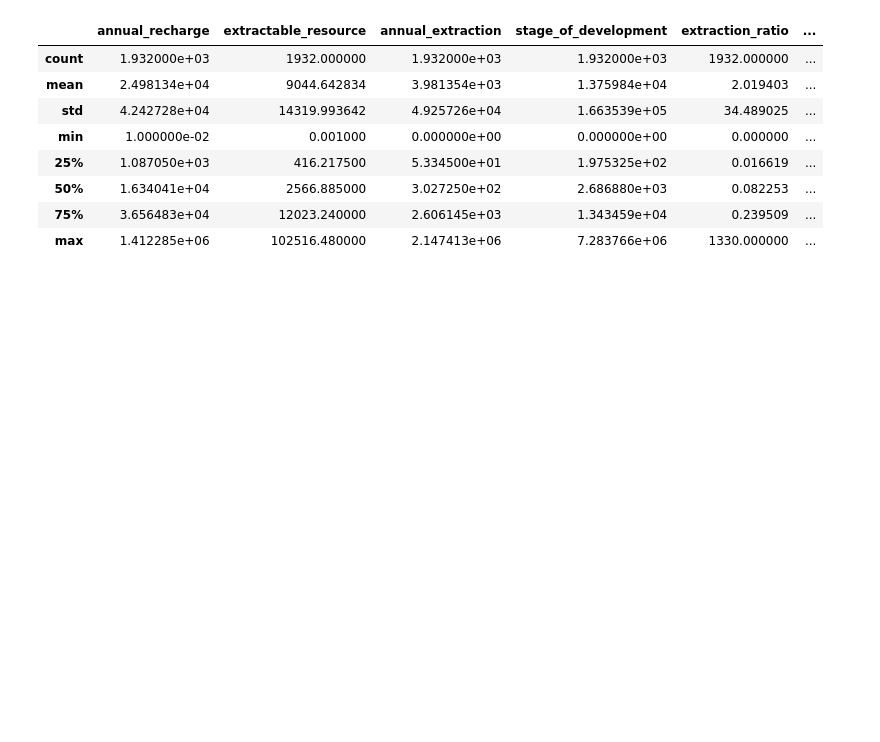
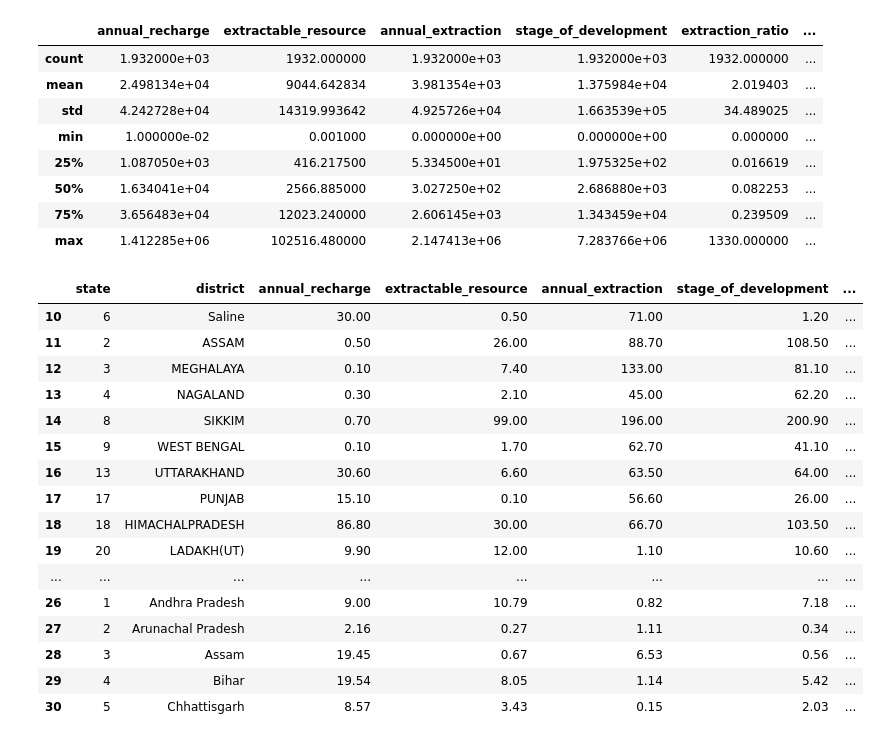
Before and after one commit to Sameerverma32/Water-Well-Predictor, a Jupyter notebook: analysis/analysis.ipynb, the cells around one changed output. Cells and saved outputs as stored; diff of their text form; code cells hidden in the pictures; blank space fills up the shorter version.

```diff
--- a/analysis/analysis.ipynb
+++ b/analysis/analysis.ipynb
@@ -86,6 +86,26 @@ df.describe()
 | 50% | 1.634041e+04 | 2566.885000 | 3.027250e+02 | 2.686880e+03 | 0.082253 | ... |
 | 75% | 3.656483e+04 | 12023.240000 | 2.606145e+03 | 1.343459e+04 | 0.239509 | ... |
 | max | 1.412285e+06 | 102516.480000 | 2.147413e+06 | 7.283766e+06 | 1330.000000 | ... |
+# %%
+df.iloc[10:31]
+# %% [output]
+|  | state | district | annual_recharge | extractable_resource | annual_extraction | stage_of_development | ... |
+| 10 | 6 | Saline | 30.00 | 0.50 | 71.00 | 1.20 | ... |
+| 11 | 2 | ASSAM | 0.50 | 26.00 | 88.70 | 108.50 | ... |
+| 12 | 3 | MEGHALAYA | 0.10 | 7.40 | 133.00 | 81.10 | ... |
+| 13 | 4 | NAGALAND | 0.30 | 2.10 | 45.00 | 62.20 | ... |
+| 14 | 8 | SIKKIM | 0.70 | 99.00 | 196.00 | 200.90 | ... |
+| 15 | 9 | WEST BENGAL | 0.10 | 1.70 | 62.70 | 41.10 | ... |
+| 16 | 13 | UTTARAKHAND | 30.60 | 6.60 | 63.50 | 64.00 | ... |
+| 17 | 17 | PUNJAB | 15.10 | 0.10 | 56.60 | 26.00 | ... |
+| 18 | 18 | HIMACHALPRADESH | 86.80 | 30.00 | 66.70 | 103.50 | ... |
+| 19 | 20 | LADAKH(UT) | 9.90 | 12.00 | 1.10 | 10.60 | ... |
+| ... | ... | ... | ... | ... | ... | ... | ... |
+| 26 | 1 | Andhra Pradesh | 9.00 | 10.79 | 0.82 | 7.18 | ... |
+| 27 | 2 | Arunachal Pradesh | 2.16 | 0.27 | 1.11 | 0.34 | ... |
+| 28 | 3 | Assam | 19.45 | 0.67 | 6.53 | 0.56 | ... |
+| 29 | 4 | Bihar | 19.54 | 8.05 | 1.14 | 5.42 | ... |
+| 30 | 5 | Chhattisgarh | 8.57 | 3.43 | 0.15 | 2.03 | ... |
 # %%
 df.iloc[70:91]
 # %% [output]
```
